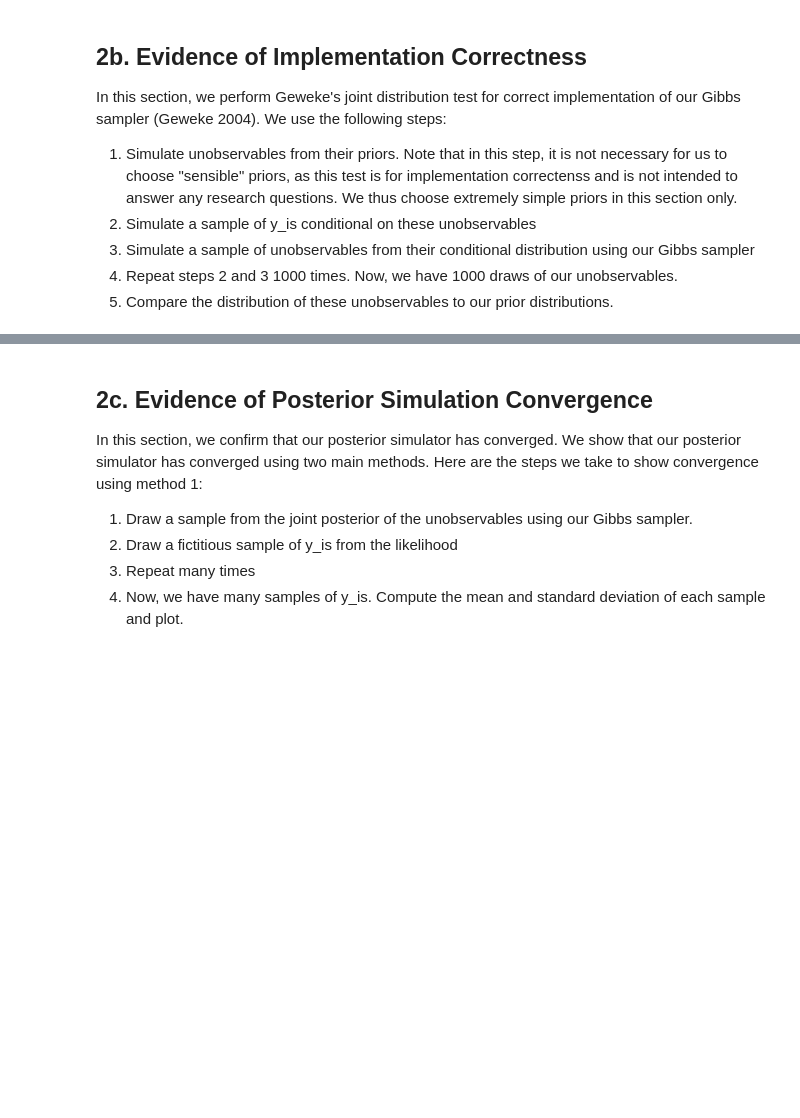
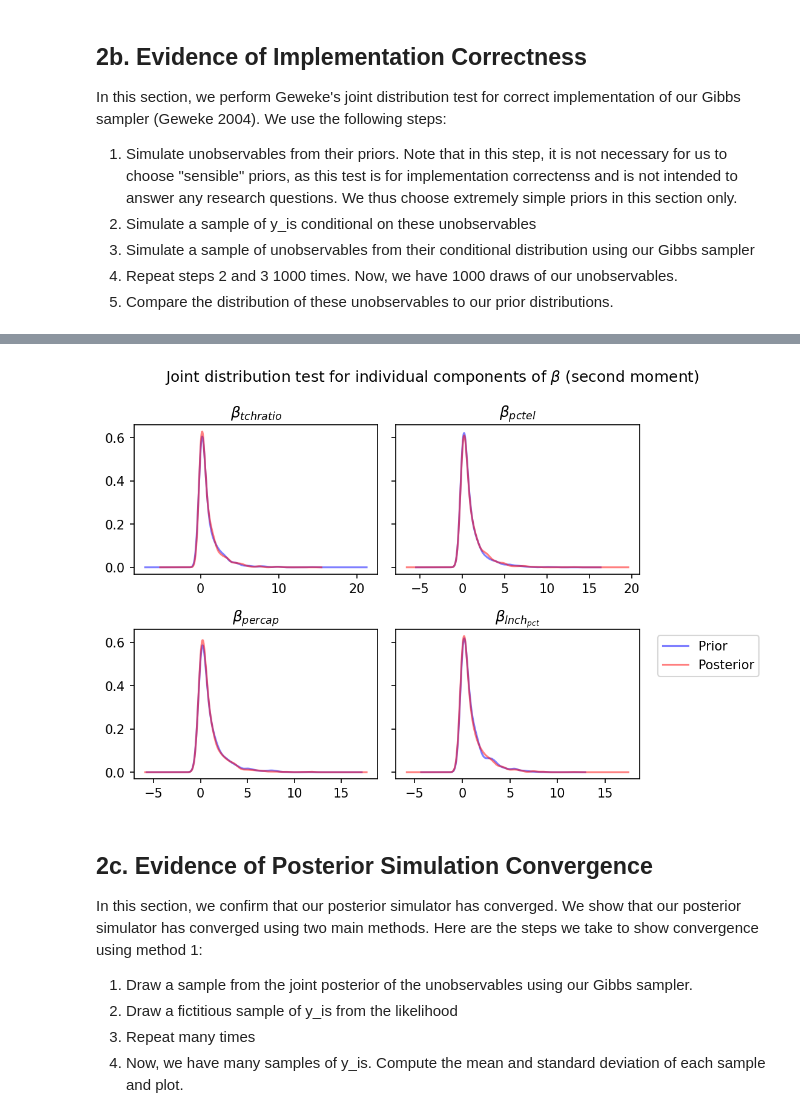
Before and after one commit to arjun-shanmugam/bayesian-linear-model, a Jupyter notebook: src/final_project.ipynb, the cells around one changed output, grey strips where cells are left out. Drawn from its saved outputs; the diff is of its cells as text; code cells hidden in the pictures; blank space fills up the shorter version.

```diff
--- a/src/final_project.ipynb
+++ b/src/final_project.ipynb
@@ -326,3 +358,31 @@ geweke_test_results_second_moment
+# %%
+# Plot the distribution of second moments of each beta
+fig, axes = plt.subplots(2, 2, figsize=(7.5, 5), sharey=True)
+fig.suptitle("Joint distribution test for individual components of $\\beta$ (second moment)")
+titles = ["$\\beta_{tchratio}$", "$\\beta_{pctel}$", "$\\beta_{percap}$", "$\\beta_{lnch_{pct}}$"]
+
+axes = [ax for l in axes for ax in l]
+
+for ax, beta_index, title in zip(axes, range(all_betas_prior.shape[1]), titles):
+    current_beta_prior = pd.Series(np.reshape(all_betas_prior[:, beta_index], -1))**2
+    current_beta_posterior = pd.Series(np.reshape(all_betas_posterior[:, beta_index], -1))**2
+
+    current_beta_prior.plot(ax = ax, kind='kde', alpha = 0.5, color = 'blue')
+    current_beta_posterior.plot(ax = ax, kind='kde', alpha = 0.5, color = 'red')
+    ax.title.set_text(title)
+
+plt.legend(["Prior", "Posterior"], bbox_to_anchor=(1.05, 1.0), loc='upper left')
+axes[0].set_ylabel("")
+axes[1].set_ylabel("")
+axes[2].set_ylabel("")
+axes[3].set_ylabel("")
+
+plt.tight_layout()
+plt.savefig(os.path.join(OUTPUT_FIGURES, "implementation_check_betas_second_moment.png"))
+plt.show()
+plt.close(fig)
+# %% [output]
+[figure, added]
 # %% [markdown]
 ## 2c. Evidence of Posterior Simulation Convergence
 
```
Also changed, not shown: parts of 31 cells of this notebook, 5 other files.
